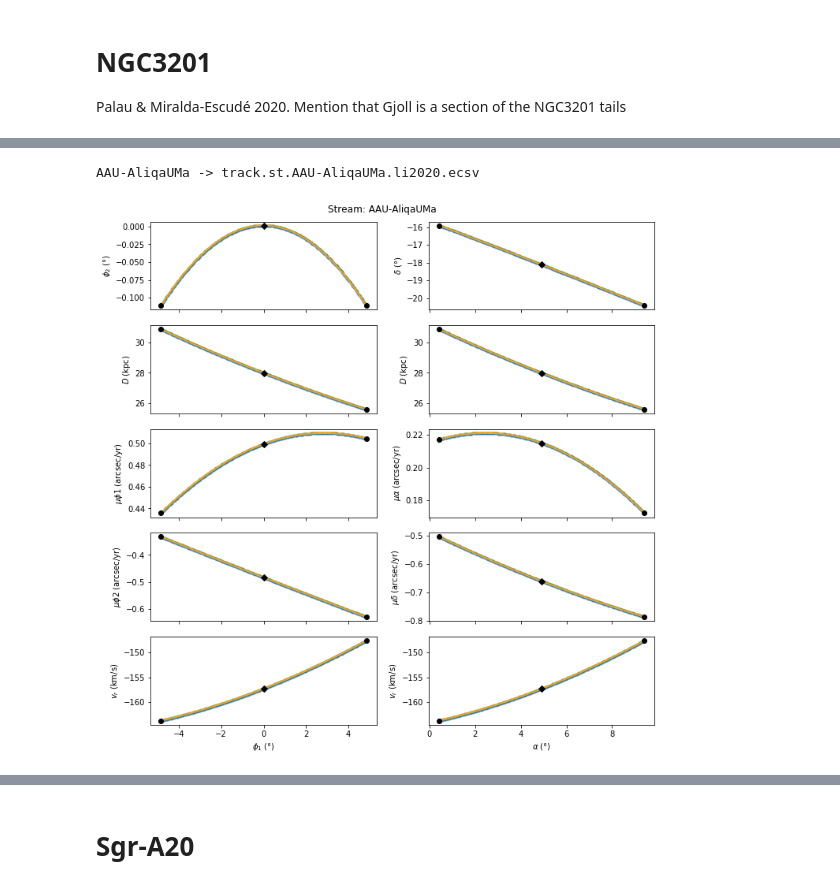
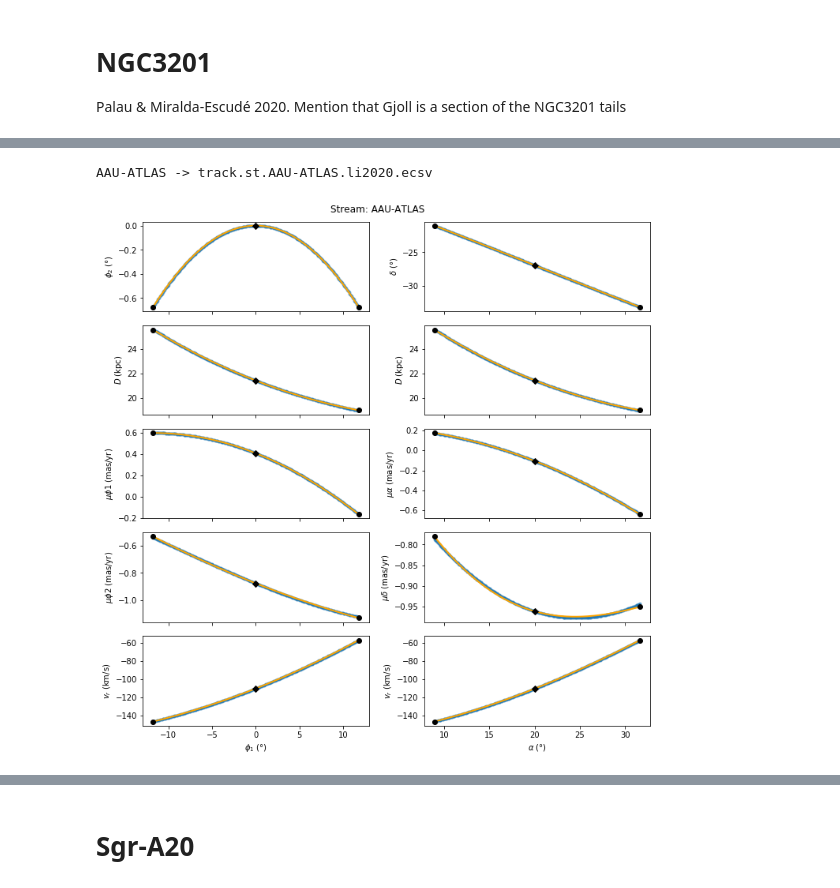
Before and after one commit to cmateu/galstreams, a Jupyter notebook: galstreams/tracks/standardized_tracks.ipynb, the cells around one changed output, grey strips where cells are left out. Drawn from its saved outputs; the diff is of its cells as text; code cells hidden in the pictures.

Commit message:
new 5D tracks

```diff
--- a/galstreams/tracks/standardized_tracks.ipynb
+++ b/galstreams/tracks/standardized_tracks.ipynb
@@ -61,11 +61,12 @@ def get_track_from_points(sc, N=200, deg=7, stream_frame=None, mid_point=None):
     phi2_mid = phi2_fit(mean_phi1.value)*scp.phi2.unit
 
     if mid_point is None: track_mid_point = ac.SkyCoord(phi1=mean_phi1, phi2=phi2_mid, frame=fr)
-    else: track_mid_point = mid_point
+    else: track_mid_point = mid_point.transform_to(fr)
 
     #Initial track object
     track = ac.SkyCoord(phi1=phi1s, phi2=phi2_fit(phi1s.value)*u.deg, frame=fr)
 
+    #In general phi1=0 in the initial guess frame is not necesarily contained between the end points
     if stream_frame is not None: new_fr = stream_frame
     else:
         #Recompute the track using two points in the track, close to the center, at both sides (this ensures mid point is close to phi2=0)
@@ -87,7 +88,6 @@ def get_track_from_points(sc, N=200, deg=7, stream_frame=None, mid_point=None):
     mean_phi1 = np.mean(phi1_end_points)
     phi2_mid = phi2_fit([mean_phi1.value,])*scp.phi2.unit
 
-    #In general phi1=0 in the initial guess frame is not necesarily contained between the end points
 
     mid_dict = dict(frame=new_fr, phi1=mean_phi1, phi2=phi2_mid)
     end_dict = dict(frame=new_fr, phi1= phi1_end_points, phi2=phi2_end)
@@ -117,7 +117,9 @@ def get_track_from_points(sc, N=200, deg=7, stream_frame=None, mid_point=None):
         new_fr = stream_frame
         new_pole = ac.SkyCoord(phi1=np.array([0.,])*u.deg, phi2=np.array([90.,])*u.deg, frame=new_fr)
     else:
-        new_fr = gc.GreatCircleICRSFrame(pole=new_pole, ra0=track_mid_point.transform_to(ac.ICRS).ra[0])
+        if np.ndim(track_mid_point.transform_to(ac.ICRS).ra)==0: ra0=track_mid_point.transform_to(ac.ICRS).ra
+        else: ra0=track_mid_point.transform_to(ac.ICRS).ra[0]
+        new_fr = gc.GreatCircleICRSFrame(pole=new_pole, ra0=ra0)
         #Re-store so that new_pole is iterable. Saves me trouble later
         new_pole = ac.SkyCoord(ra=np.array([new_pole.ra.deg,]), dec=np.array([new_pole.dec.deg,]), unit=u.deg)
 
@@ -248,7 +250,7 @@ def generate_track_from_points_plot_and_store(obs, Name, Ref, mid_point=None, st
 
     if ShortName is None:  ShortName=Name[:3]
 
-    track, track_width, track_end_points, track_mid_point, mid_pole, stream_fr, track_fits = get_track_from_points(obs.icrs, deg=deg, stream_frame=stream_frame)
+    track, track_width, track_end_points, track_mid_point, mid_pole, stream_fr, track_fits = get_track_from_points(obs.icrs, deg=deg, stream_frame=stream_frame, mid_point=mid_point)
 
     #Print track out
     ofileroot = f"track{plot_ext}.{Name}.{Ref.lower()}"
@@ -1267,40 +1435,40 @@ AAU: ATLAS-AliqaUMa stream Li et al. 2020
 # %%
 #interpolate
-phi1s=np.linspace(-21,-11.5,300)
+phi1s=np.linspace(-11.5,12,300)
 
 #track
-delta = 1.5*np.ones(phi1s.size)
+delta = 0.75*np.ones(phi1s.size)
 phi2s = delta -0.5*((phi1s-3.)/10.)**2
 
 
 #VGSR, pms
 x = phi1s/10.
 VGSR = -131.33 + 0.07*x + 5.68*x**2
 pm_ra_cosdec = -0.10-0.34*x-0.09*x**2
 pm_dec = -0.96 -0.07*x +0.07*x**2
 
 #mM
 mM =16.66 -0.28*x + 0.045*x**2
 D = 10**((mM+5)/5.)*1/1000.
 
-zeros=np.zeros(phis.size)
+zeros=np.zeros(phi1s.size)
 
 R_radec_to_phi12= [[0.83697865, 0.29481904, -0.4610298],[0.51616778, -0.70514011, 0.4861566 ], [0.18176238, 0.64487142, 0.74236331]]
 
 stream_frame = gc.GreatCircleICRSFrame.from_R(R_radec_to_phi12)
 stream_track = ac.SkyCoord(phi1=phi1s*u.deg, phi2=phi2s*u.deg, distance=D*u.kpc, frame=stream_frame)
 
 #Convert Vgsr back to heliocentric, using Schoenrich & Binney 2010. This is a guess. This is not explicitly mentioned in Yam et al. 2013.
 vhel = gc.vgsr_to_vhel(coordinate=stream_track.icrs,vgsr=VGSR*u.km/u.s,vsun=(10.3,232.6,5.9)*u.km/u.s)
 
 Ref = "Li2020"
-Name,ShortName= "AAU-AliqaUMa","AAU-AU"
+Name,ShortName= "AAU-ATLAS","AAU-A"
 
 obs = ac.SkyCoord(ra=stream_track.icrs.ra, dec=stream_track.icrs.dec, distance=stream_track.distance, frame='icrs',
                   pm_ra_cosdec=pm_ra_cosdec*u.mas/u.yr, pm_dec=pm_dec*u.mas/u.yr, radial_velocity=vhel)
 
 
 generate_track_from_points_plot_and_store(obs.icrs, Name, Ref, deg=2, mid_point=None, ShortName=ShortName, clf=False, plot_obs=True)
 # %% [output]
-AAU-AliqaUMa -> track.st.AAU-AliqaUMa.li2020.ecsv
+AAU-ATLAS -> track.st.AAU-ATLAS.li2020.ecsv
-[figure, old version]
+[figure, new version]
```
Also changed, not shown: parts of 69 cells of this notebook.
